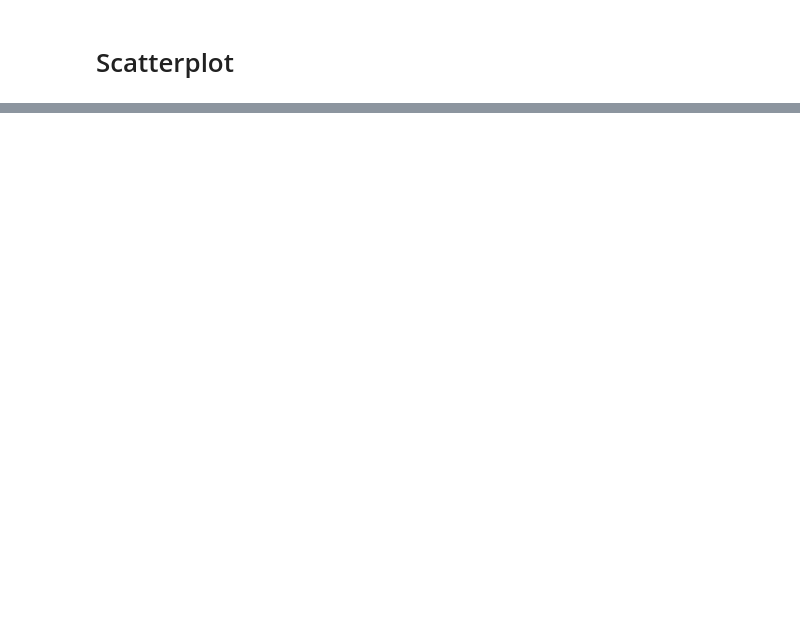
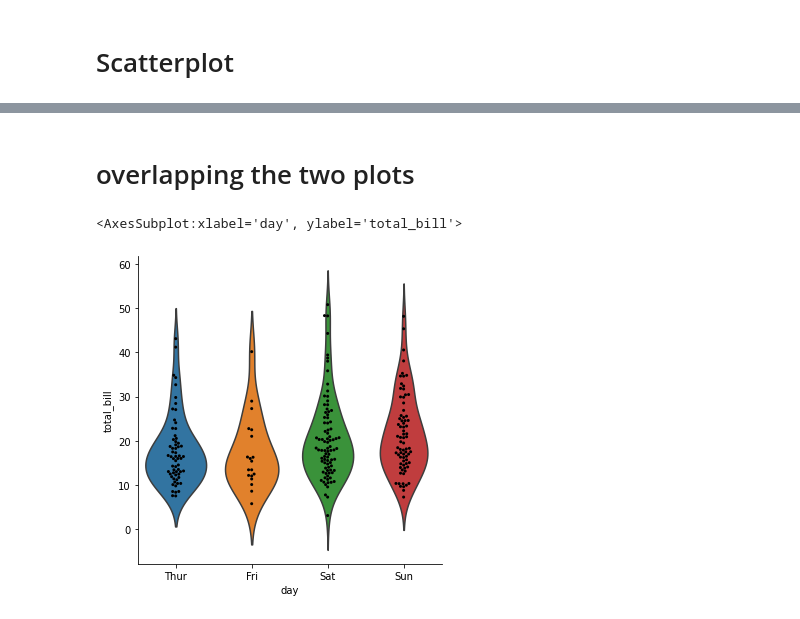
Before and after one commit to Sathya423/daily-exercises, a Jupyter notebook: SEABORN 2.ipynb, the cells around one changed output, grey strips where cells are left out. Cells and saved outputs as stored; diff of their text form; code cells hidden in the pictures; blank space fills up the shorter version.

```diff
--- a/SEABORN 2.ipynb
+++ b/SEABORN 2.ipynb
@@ -413,0 +397,8 @@ sns.catplot(x=)
+# %% [markdown]
+# overlapping the two plots
+# %%
+ g=sns.catplot(x='day',y='total_bill', kind='violin',inner=None,data=tips)
+sns.swarmplot(x = 'day' , y = 'total_bill' , color = 'k',size = 3 , data = tips,ax=g.ax) #ax= axis
+# %% [output]
+<AxesSubplot:xlabel='day', ylabel='total_bill'>
+[figure, added]
```
Also changed, not shown: parts of 53 cells of this notebook.
